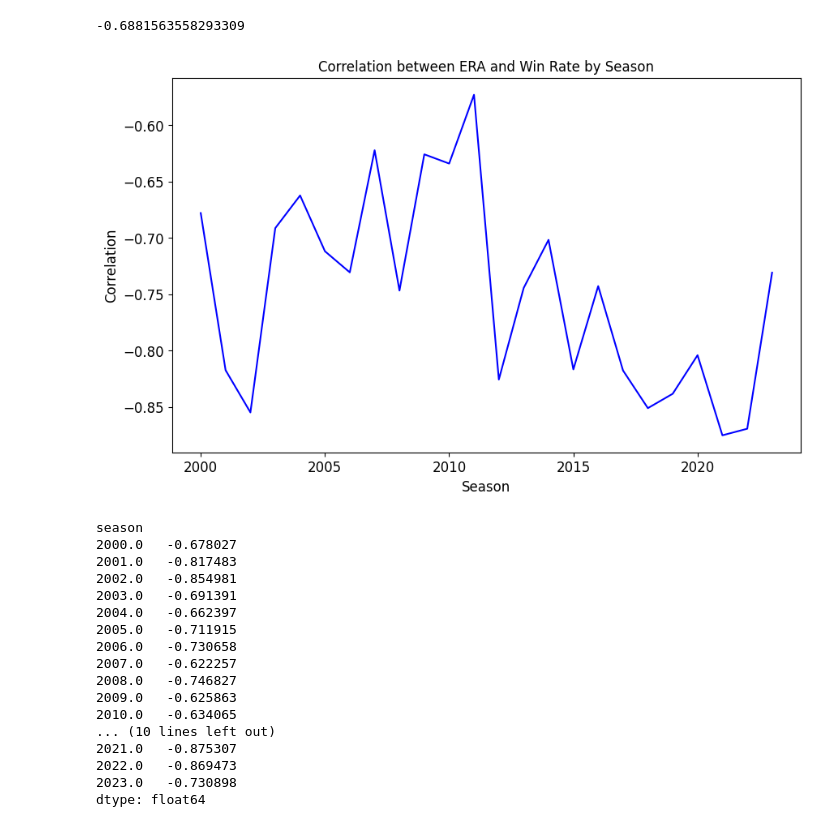
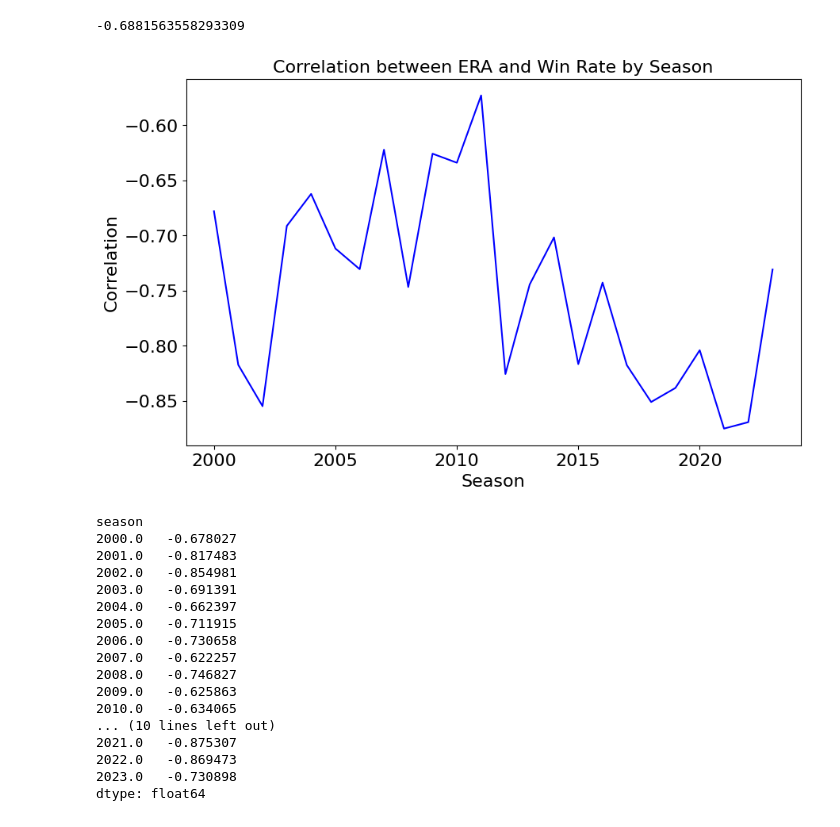
Before and after one commit to wonbyunglee/MLB-ERA-Prediction, a Jupyter notebook: mp_winrate.ipynb, the cells around one changed output. Drawn from its saved outputs; the diff is of its cells as text; code cells hidden in the pictures.

```diff
--- a/mp_winrate.ipynb
+++ b/mp_winrate.ipynb
@@ -11,34 +11,31 @@ print(correlation)
 # %%
 # correlation by season
 
 import pandas as pd
 import matplotlib.pyplot as plt
 from scipy.stats import spearmanr
 
-# 데이터 로드
 data = pd.read_csv('C:\\Users\\co279\\mp_win.csv')
 
-# 시즌별 순위 계산
 data['era_rank'] = data.groupby('season')['era'].rank()
 data['win_rate_rank'] = data.groupby('season')['win_rate'].rank()
 
-# 시즌별 스피어만 상관계수 계산
+# spearman correlation
 correlation_results = data.groupby('season').apply(lambda x: spearmanr(x['win_rate_rank'], x['era_rank'])[0])
 
-# 시각화
 plt.figure(figsize=(10, 6))
 plt.plot(correlation_results.index, correlation_results.values, linestyle='-', color='b')
-plt.title('Correlation between ERA and Win Rate by Season')
-plt.xlabel('Season', fontsize=12)
-plt.ylabel('Correlation', fontsize=12)
-plt.xticks(fontsize=12)
-plt.yticks(fontsize=12)
+plt.title('Correlation between ERA and Win Rate by Season', fontsize=16)
+plt.xlabel('Season', fontsize=16)
+plt.ylabel('Correlation', fontsize=16)
+plt.xticks(fontsize=16)
+plt.yticks(fontsize=16)
 plt.grid(False)
 plt.show()
 
 print(correlation_results)
 # %% [output]
-[figure, old version]
+[figure, new version]
 season
 2000.0   -0.678027
 2001.0   -0.817483
```
Also changed, not shown: parts of 2 cells of this notebook.
